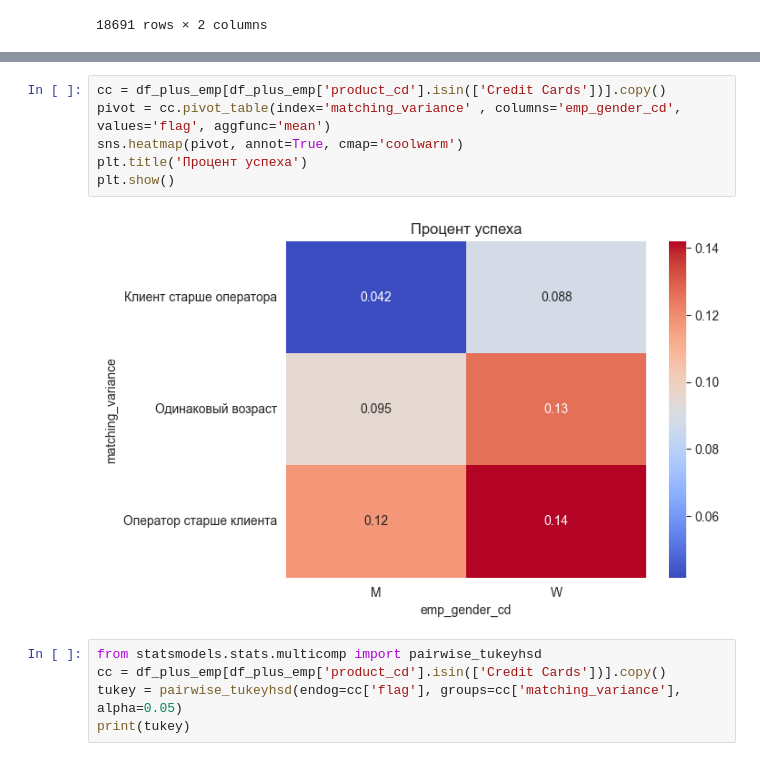
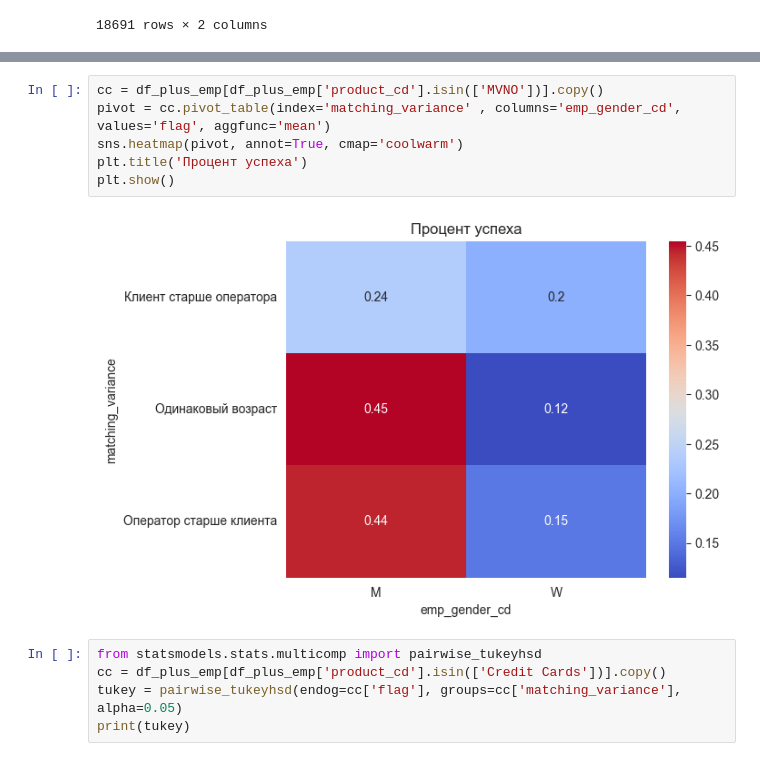
Before and after one commit to ssd2008/DANO24, a Jupyter notebook: stamina konchilas.ipynb, the cells around one changed output, grey strips where cells are left out. Drawn from its saved outputs; the diff is of its cells as text.

```diff
--- a/stamina konchilas.ipynb
+++ b/stamina konchilas.ipynb
@@ -227,11 +253,11 @@ bd[['income', 'flag']]
 # %%
-cc = df_plus_emp[df_plus_emp['product_cd'].isin(['Credit Cards'])].copy()
+cc = df_plus_emp[df_plus_emp['product_cd'].isin(['MVNO'])].copy()
 pivot = cc.pivot_table(index='matching_variance' , columns='emp_gender_cd', values='flag', aggfunc='mean')
 sns.heatmap(pivot, annot=True, cmap='coolwarm')
 plt.title('Процент успеха')
 plt.show()
 # %% [output]
-[figure, old version]
+[figure, new version]
 # %%
 from statsmodels.stats.multicomp import pairwise_tukeyhsd
 cc = df_plus_emp[df_plus_emp['product_cd'].isin(['Credit Cards'])].copy()
```
Also changed, not shown: parts of 3 cells of this notebook, 4 other files.
